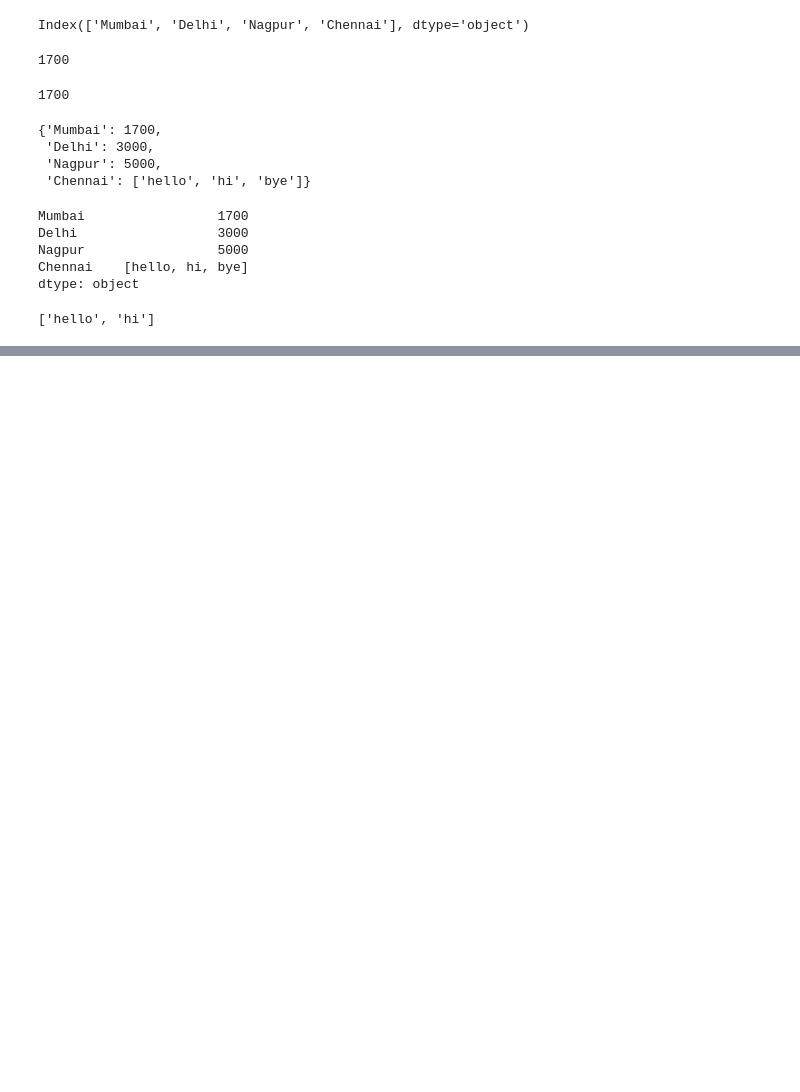
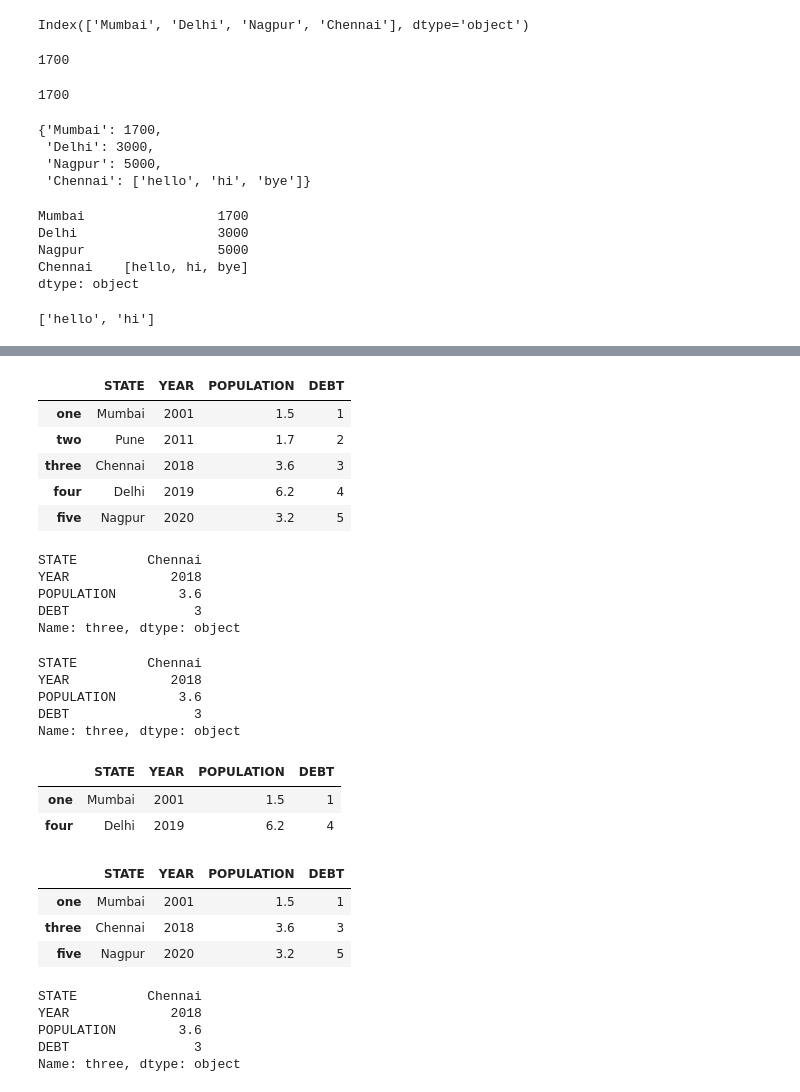
Before and after one commit to mavrick08/AWP-Dec2022, a Jupyter notebook: Pandas .ipynb, the cells around one changed output, grey strips where cells are left out. Cells and saved outputs as stored; diff of their text form; code cells hidden in the pictures; blank space fills up the shorter version.

```diff
--- a/Pandas .ipynb
+++ b/Pandas .ipynb
@@ -400,0 +610,49 @@ ser8['Chennai'][0:2]
+# %%
+df2['DEBT'] = np.arange(1,6)
+# %%
+df2
+# %% [output]
+|  | STATE | YEAR | POPULATION | DEBT |
+| one | Mumbai | 2001 | 1.5 | 1 |
+| two | Pune | 2011 | 1.7 | 2 |
+| three | Chennai | 2018 | 3.6 | 3 |
+| four | Delhi | 2019 | 6.2 | 4 |
+| five | Nagpur | 2020 | 3.2 | 5 |
+# %%
+df2.loc['three']
+# %% [output]
+STATE         Chennai
+YEAR             2018
+POPULATION        3.6
+DEBT                3
+Name: three, dtype: object
+# %%
+df2.iloc[2]
+# %% [output]
+STATE         Chennai
+YEAR             2018
+POPULATION        3.6
+DEBT                3
+Name: three, dtype: object
+# %%
+
+df2.loc[['one','four']]  ## fetching multiple rows.
+# %% [output]
+|  | STATE | YEAR | POPULATION | DEBT |
+| one | Mumbai | 2001 | 1.5 | 1 |
+| four | Delhi | 2019 | 6.2 | 4 |
+# %%
+df2.iloc[[0,2,4]]
+# %% [output]
+|  | STATE | YEAR | POPULATION | DEBT |
+| one | Mumbai | 2001 | 1.5 | 1 |
+| three | Chennai | 2018 | 3.6 | 3 |
+| five | Nagpur | 2020 | 3.2 | 5 |
+# %%
+df2.iloc[2]
+# %% [output]
+STATE         Chennai
+YEAR             2018
+POPULATION        3.6
+DEBT                3
+Name: three, dtype: object
```
Also changed, not shown: parts of 76 cells of this notebook.
